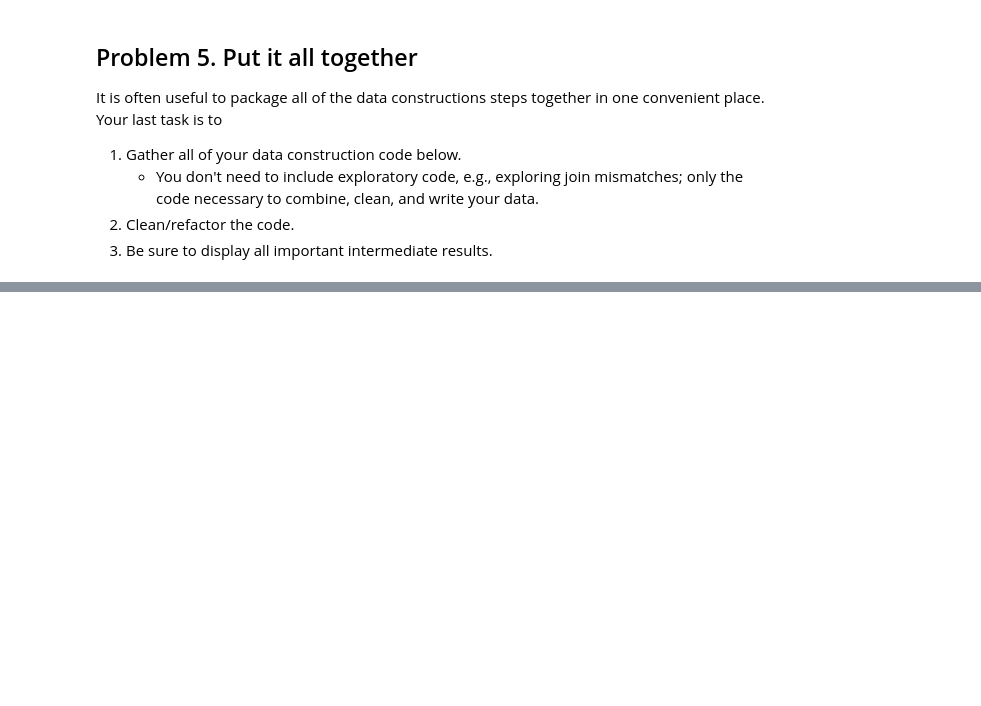
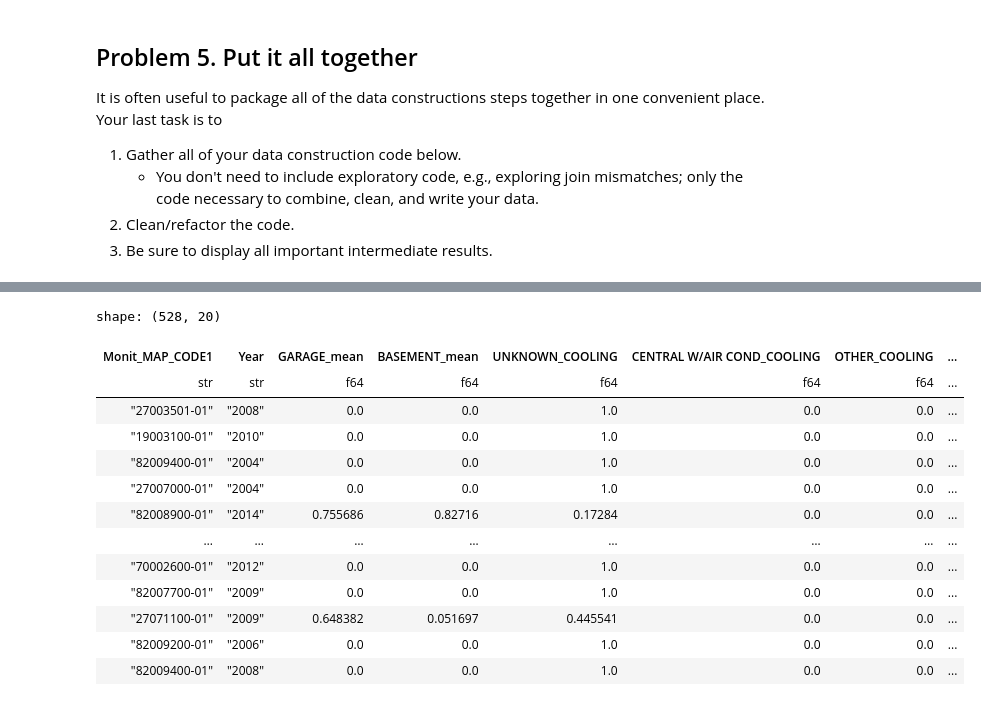
Before and after one commit to wsu-stat489/project-2-the-lakes-project-f25-Carson-Thompson, a Jupyter notebook: Project_2_Lab_5_parcel_feature_extraction_V4.ipynb, the cells around one changed output, grey strips where cells are left out. Saved outputs shown, nothing was run; the diff lists cells and outputs as text; code cells hidden in the pictures; blank space fills up the shorter version.

```diff
--- a/Project_2_Lab_5_parcel_feature_extraction_V4.ipynb
+++ b/Project_2_Lab_5_parcel_feature_extraction_V4.ipynb
@@ -533,0 +780,20 @@ It is often useful to package all of the data constructions steps together in on
+# %%
+(joined_categorical := parcel_categorical
+    .join(parcel_cleaned_cooling, on=["Monit_MAP_CODE1", "Year"], how="inner")
+    .join(parcel_cleaned_dwelling, on=["Monit_MAP_CODE1", "Year"], how="inner")
+)
+# %% [output]
+shape: (528, 20)
+| Monit_MAP_CODE1 | Year | GARAGE_mean | BASEMENT_mean | UNKNOWN_COOLING | CENTRAL W/AIR COND_COOLING | OTHER_COOLING | ... |
+| str | str | f64 | f64 | f64 | f64 | f64 | ... |
+| "27003501-01" | "2008" | 0.0 | 0.0 | 1.0 | 0.0 | 0.0 | ... |
+| "19003100-01" | "2010" | 0.0 | 0.0 | 1.0 | 0.0 | 0.0 | ... |
+| "82009400-01" | "2004" | 0.0 | 0.0 | 1.0 | 0.0 | 0.0 | ... |
+| "27007000-01" | "2004" | 0.0 | 0.0 | 1.0 | 0.0 | 0.0 | ... |
+| "82008900-01" | "2014" | 0.755686 | 0.82716 | 0.17284 | 0.0 | 0.0 | ... |
+| … | … | … | … | … | … | … | ... |
+| "70002600-01" | "2012" | 0.0 | 0.0 | 1.0 | 0.0 | 0.0 | ... |
+| "82007700-01" | "2009" | 0.0 | 0.0 | 1.0 | 0.0 | 0.0 | ... |
+| "27071100-01" | "2009" | 0.648382 | 0.051697 | 0.445541 | 0.0 | 0.0 | ... |
+| "82009200-01" | "2006" | 0.0 | 0.0 | 1.0 | 0.0 | 0.0 | ... |
+| "82009400-01" | "2008" | 0.0 | 0.0 | 1.0 | 0.0 | 0.0 | ... |
```
Also changed, not shown: parts of 19 cells of this notebook, 4 other files.
